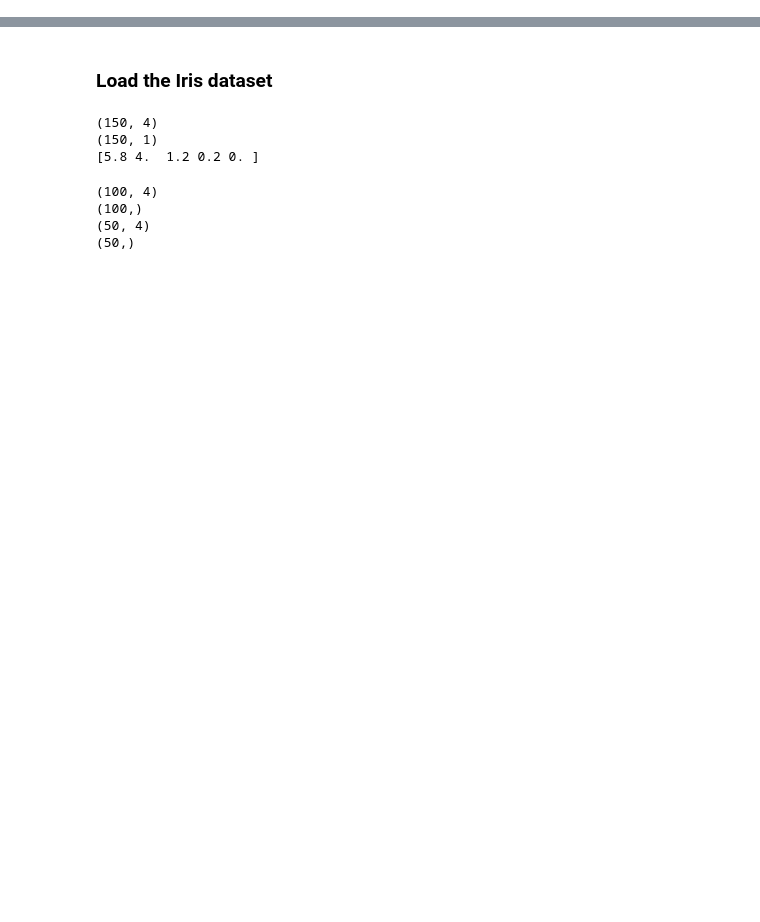
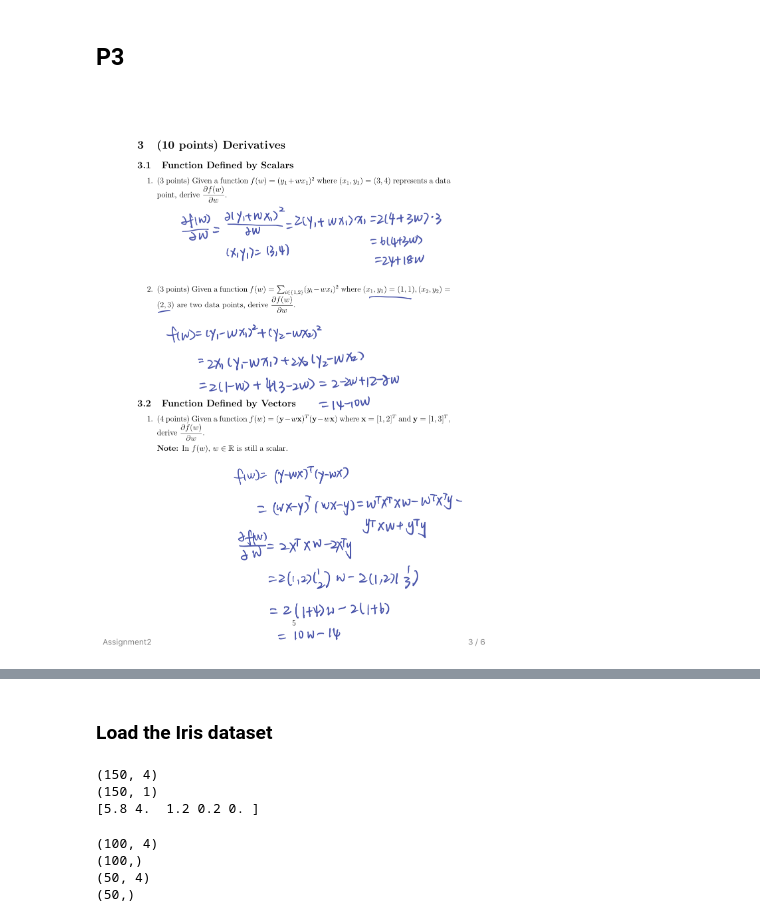
Before and after one commit to SHUYUAN66/COGS-118A, a Jupyter notebook: Assignment2/training_test_errors.ipynb, the cells around one changed output, grey strips where cells are left out. Cells and saved outputs as stored; diff of their text form; code cells hidden in the pictures; blank space fills up the shorter version.

```diff
--- a/Assignment2/training_test_errors.ipynb
+++ b/Assignment2/training_test_errors.ipynb
@@ -0,0 +24,6 @@
+# %% [markdown]
+## P3
+# %%
+Image('P3.png')
+# %% [output]
+[figure, added]
```
Also changed, not shown: parts of 29 cells of this notebook, 7 other files.
